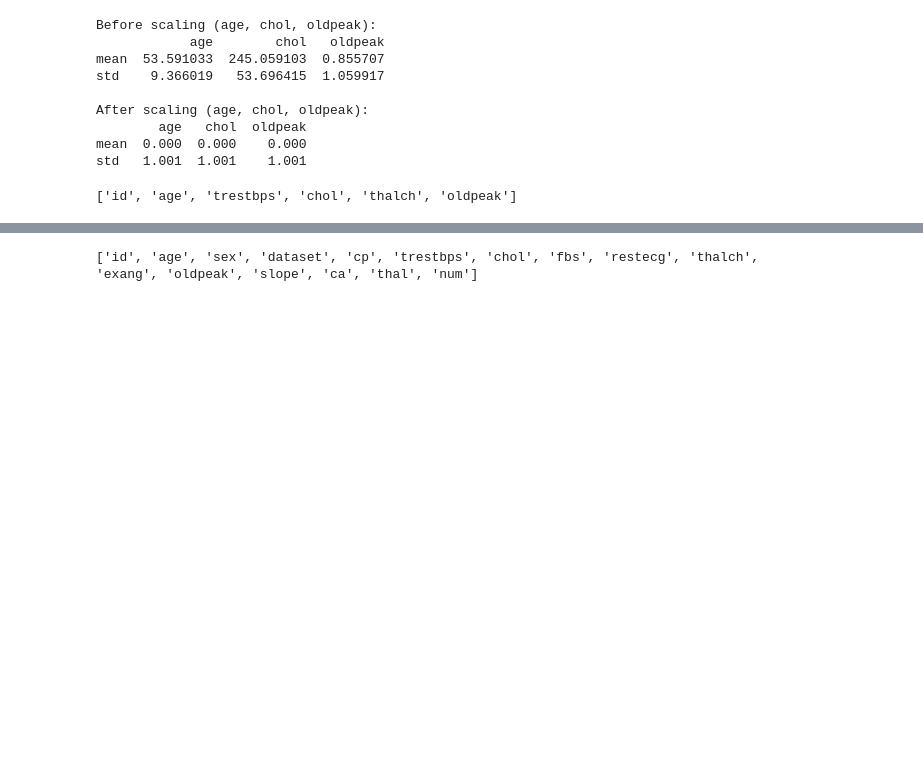
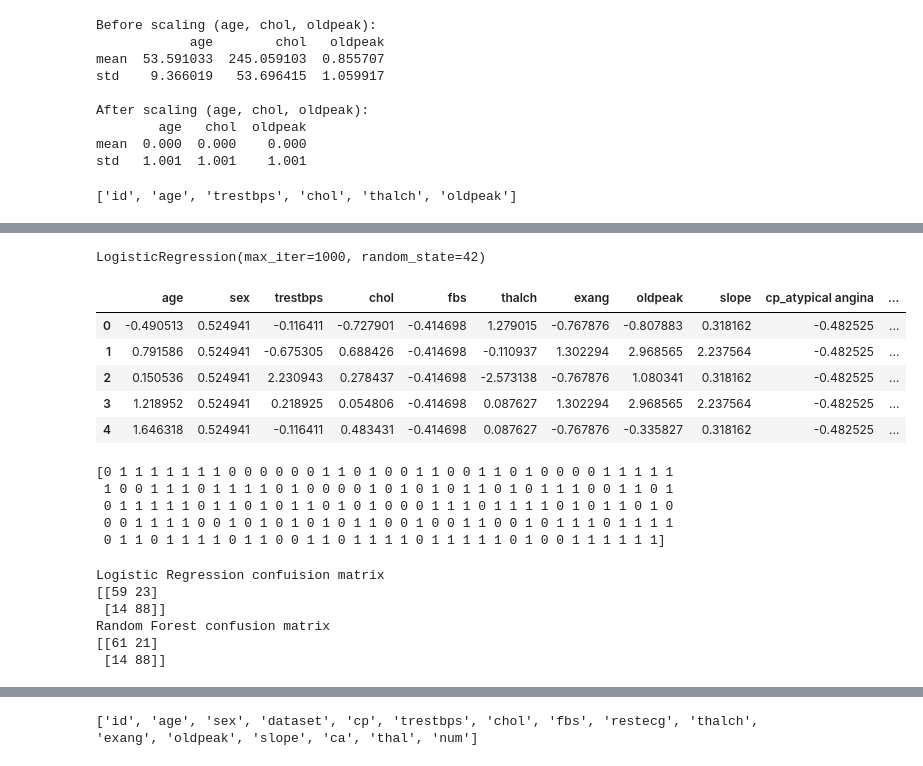
Before and after one commit to iws3/MarkGPT, a Jupyter notebook: contributors/gita/module-3/ucl_heart_disease.ipynb, the cells around one changed output, grey strips where cells are left out. Drawn from its saved outputs; the diff is of its cells as text; code cells hidden in the pictures; blank space fills up the shorter version.

Commit message:
added confusion matrix

```diff
--- a/contributors/gita/module-3/ucl_heart_disease.ipynb
+++ b/contributors/gita/module-3/ucl_heart_disease.ipynb
@@ -459,0 +619,75 @@ print(get_headers)
+# %%
+# load everythingh we saved from the training step
+# joblib.load(): reads back the exact fitted model object we saved earlier
+# same internal coefficient/trees, nothing re-trained, nothing re-computed
+
+log_reg=joblib.load('log_reg_model.joblib')
+rf=joblib.load('rf_model.joblib')
+log_reg
+# %% [output]
+LogisticRegression(max_iter=1000, random_state=42)
+# %%
+# Logistic Regression was trained on SCALED features, so it must also
+# predict on SCALED test features — using the same scaler's fitted
+# mean/std from Part 10. Random Forest was trained on the unscaled,
+# encoded features, so it predicts on the unscaled test set.
+
+
+X_test_scaled=pd.read_csv('X_test_scaled.csv')
+X_test=pd.read_csv('X_test.csv')
+y_test=pd.read_csv('y_test.csv')['target']
+
+# print(X_test_scaled)
+X_test_scaled.head(5)
+# %% [output]
+|  | age | sex | trestbps | chol | fbs | thalch | exang | oldpeak | slope | cp_atypical angina | ... |
+| 0 | -0.490513 | 0.524941 | -0.116411 | -0.727901 | -0.414698 | 1.279015 | -0.767876 | -0.807883 | 0.318162 | -0.482525 | ... |
+| 1 | 0.791586 | 0.524941 | -0.675305 | 0.688426 | -0.414698 | -0.110937 | 1.302294 | 2.968565 | 2.237564 | -0.482525 | ... |
+| 2 | 0.150536 | 0.524941 | 2.230943 | 0.278437 | -0.414698 | -2.573138 | -0.767876 | 1.080341 | 0.318162 | -0.482525 | ... |
+| 3 | 1.218952 | 0.524941 | 0.218925 | 0.054806 | -0.414698 | 0.087627 | 1.302294 | 2.968565 | 2.237564 | -0.482525 | ... |
+| 4 | 1.646318 | 0.524941 | -0.116411 | 0.483431 | -0.414698 | 0.087627 | -0.767876 | -0.335827 | 0.318162 | -0.482525 | ... |
+# %%
+# .predict() — this is the moment of truth: the model has NEVER seen these
+# 184 rows during training or cross-validation. This is the first and only
+# time it makes predictions on genuinely held-out data.
+#
+
+log_pred=log_reg.predict(X_test_scaled)
+rf_pred=rf.predict(X_test)
+
+
+print(log_pred)
+# %% [output]
+[0 1 1 1 1 1 1 1 0 0 0 0 0 0 1 1 0 1 0 0 1 1 0 0 1 1 0 1 0 0 0 0 1 1 1 1 1
+ 1 0 0 1 1 1 0 1 1 1 1 0 1 0 0 0 0 1 0 1 0 1 0 1 1 0 1 0 1 1 1 0 0 1 1 0 1
+ 0 1 1 1 1 1 0 1 1 0 1 0 1 1 0 1 0 1 0 0 0 1 1 1 0 1 1 1 1 0 1 0 1 1 0 1 0
+ 0 0 1 1 1 1 0 0 1 0 1 0 1 0 1 0 1 1 0 0 1 0 0 1 1 0 0 1 0 1 1 1 0 1 1 1 1
+ 0 1 1 0 1 1 1 1 0 1 1 0 0 1 1 0 1 1 1 1 0 1 1 1 1 1 0 1 0 0 1 1 1 1 1 1]
+# %%
+
+# ---------------------------------------------------------------------------
+# confusion_matrix(y_true, y_pred) arguments:
+#   y_test    -> the REAL answers (what actually happened to each patient)
+#   log_pred  -> the model's GUESSES for those same 184 patients, in the
+#                same row order
+# It returns a 2x2 numpy array. By scikit-learn's convention, rows are the
+# TRUE class (0 then 1) and columns are the PREDICTED class (0 then 1):
+#     [[TN, FP],
+#      [FN, TP]]
+#
+
+
+cm_log=confusion_matrix(y_test, log_pred)
+cm_rf=confusion_matrix(y_test, rf_pred)
+
+print("Logistic Regression confuision matrix")
+print(cm_log)
+print("Random Forest confusion matrix")
+print(cm_rf)
+# %% [output]
+Logistic Regression confuision matrix
+[[59 23]
+ [14 88]]
+Random Forest confusion matrix
+[[61 21]
+ [14 88]]
```
Also changed, not shown: parts of 12 cells of this notebook, 6 other files.
